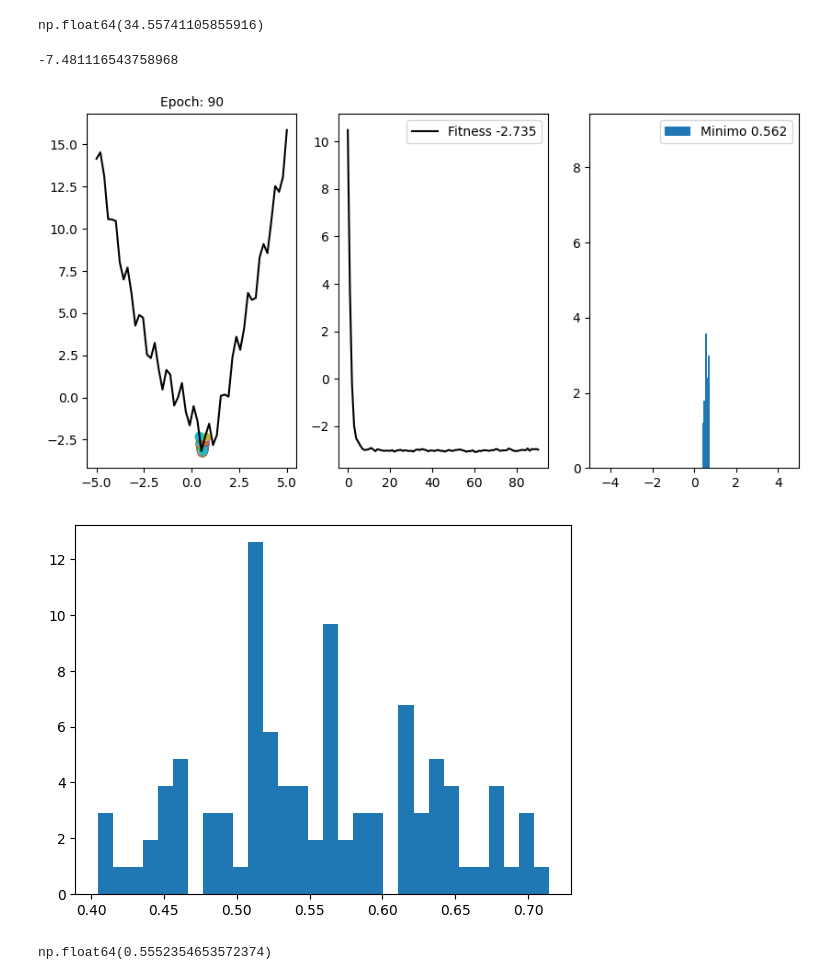
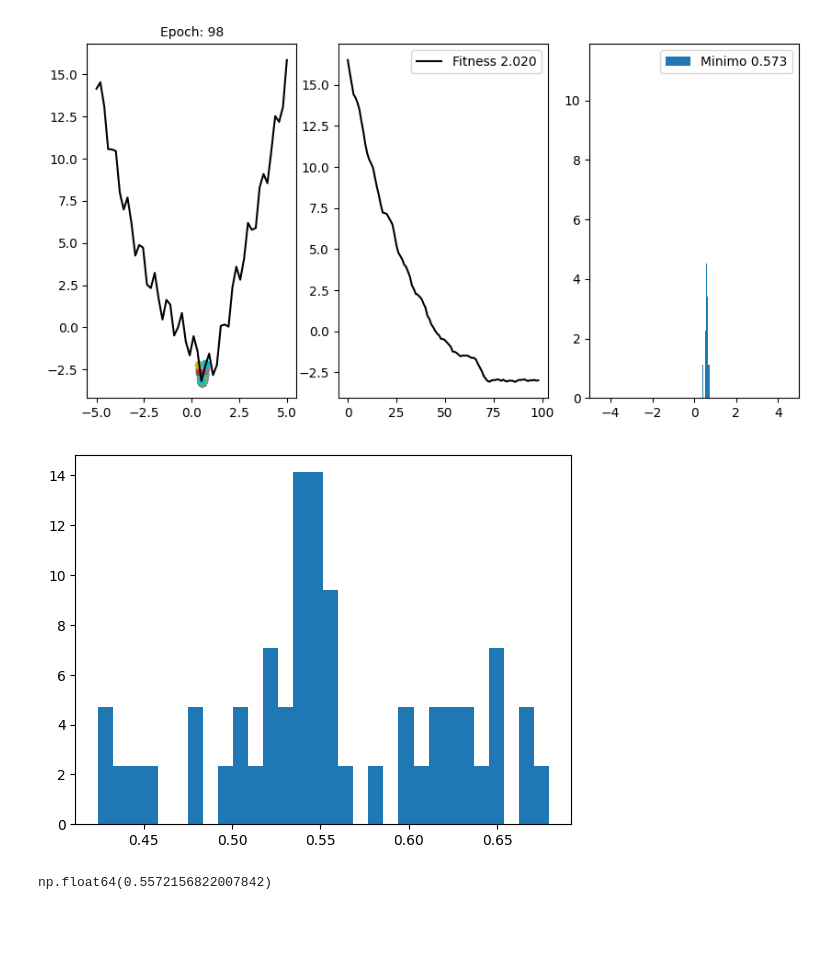
Before and after one commit to asegura4488/MetodosComputacionalesI2025, a Jupyter notebook: ProyectoML/AlgoritmoEvolutivo.ipynb, the cells around one changed output. Cells and saved outputs as stored; diff of their text form; code cells hidden in the pictures; blank space fills up the shorter version.

```diff
--- a/ProyectoML/AlgoritmoEvolutivo.ipynb
+++ b/ProyectoML/AlgoritmoEvolutivo.ipynb
@@ -28,7 +28,7 @@ class Robot:
       self.rate = rate
 
       # Necesitamos ubicar al robot
-      self.r = np.random.uniform(-10,10)
+      self.r = np.random.uniform(-6,-5)
       # Calcular el Fitness original
       self.Fitness = self.f(self.r)
 
@@ -65,16 +64,6 @@ def GetRobots(N=10):
     Robots.append(r)
 
   return Robots
-# %%
-Robots = GetRobots(20)
-# %%
-Robots[0].GetFitness()
-# %% [output]
-np.float64(34.55741105855916)
-# %%
-Robots[0].GetR()
-# %% [output]
--7.481116543758968
 # %%
 def Genetic(Robots, epochs=100, Plot=True):
 
@@ -120,7 +109,7 @@ def Genetic(Robots, epochs=100, Plot=True):
 
     #print(score)
     # Zona de pintar
-    if Plot and e%10 == 0:
+    if Plot and e%2 == 0:
       ax,ax1,ax2 = Plotter(e)
       ax.plot(t,f(t),color='k')
       # Pintamos los robots
@@ -136,22 +125,22 @@ def Genetic(Robots, epochs=100, Plot=True):
 
       plt.show()
 
-      time.sleep(0.02)
+      time.sleep(0.005)
 
   return Robots
 # %%
-Robots = GetRobots(100)
+Robots = GetRobots(50)
 Robots = Genetic(Robots, Plot=True)
 # %% [output]
-[figure, old version]
+[figure, new version]
 # %%
 ll = []
 for i, p in enumerate(Robots):
   ll.append(p.GetR())
 _ = plt.hist(ll,bins=30,density=True)
 # %% [output]
-[figure, old version]
+[figure, new version]
 # %%
 np.mean(ll)
 # %% [output]
-np.float64(0.5552354653572374)
+np.float64(0.5572156822007842)
```
Also changed, not shown: parts of 2 cells of this notebook.
